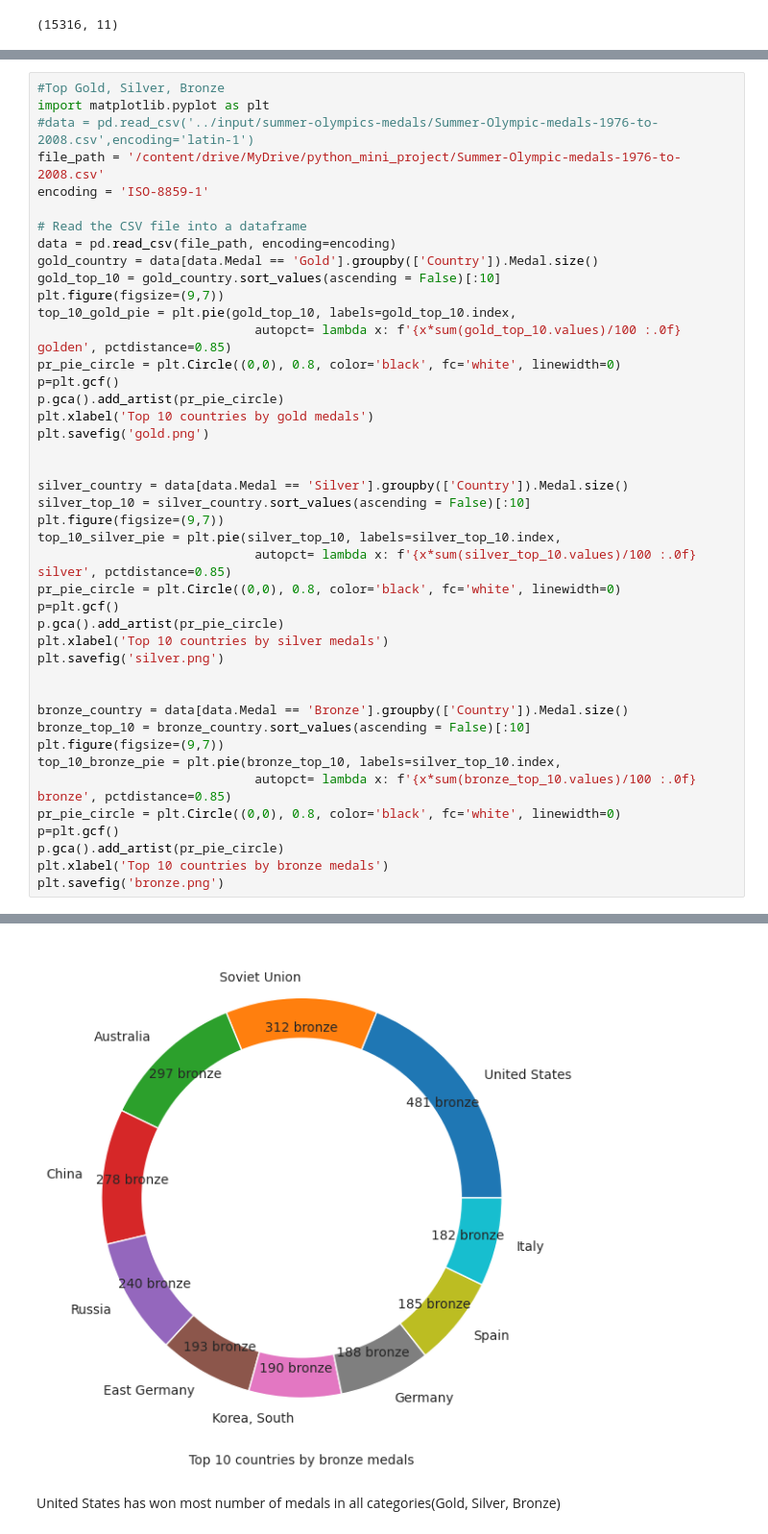
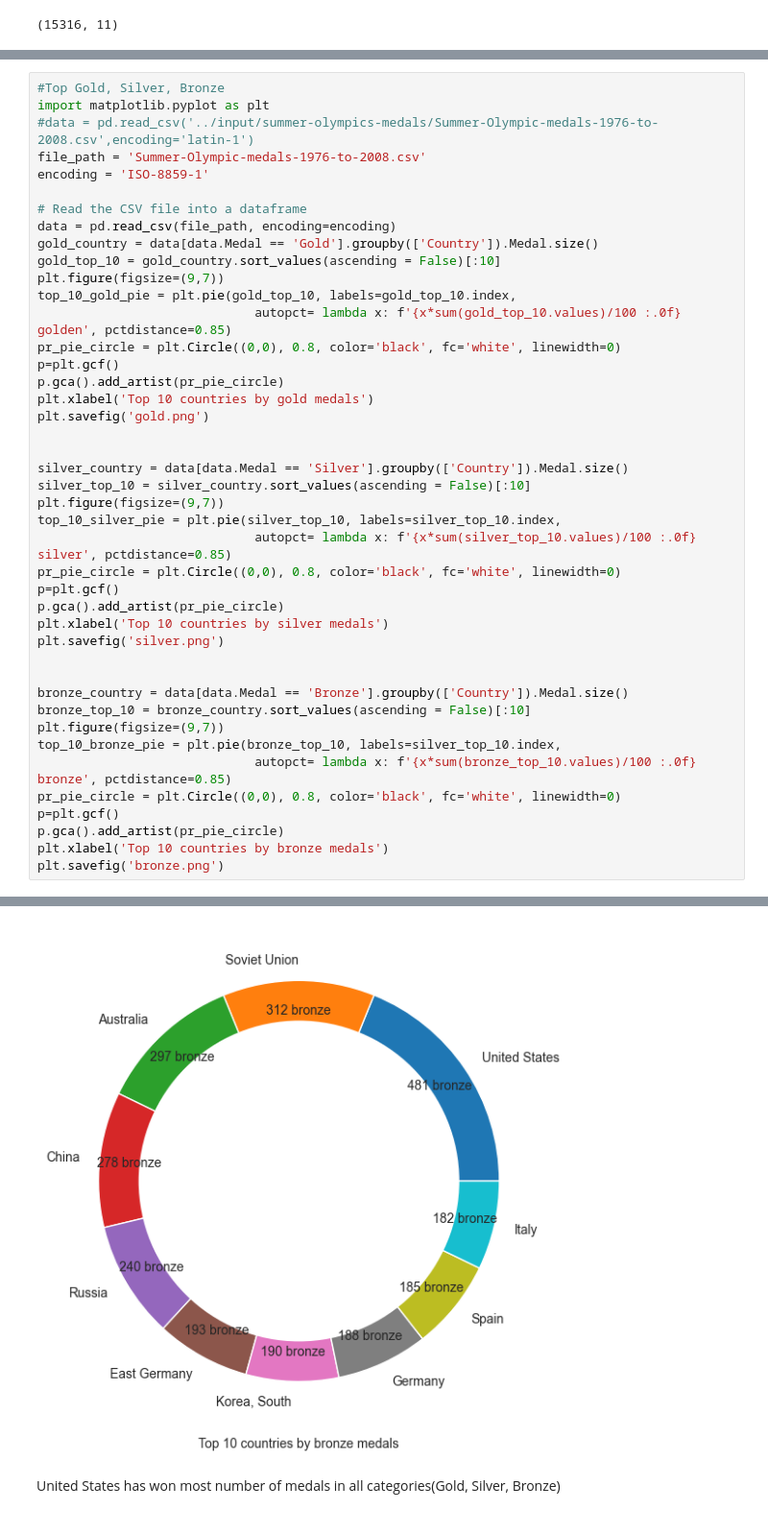
Before and after one commit to KanakPendse14/Summer-olympics-visualizations, a Jupyter notebook: Summer_Olympic_medals.ipynb, the cells around one changed output, grey strips where cells are left out. Shown at 96% size. Drawn from its saved outputs; the diff is of its cells as text.

```diff
--- a/Summer_Olympic_medals.ipynb
+++ b/Summer_Olympic_medals.ipynb
@@ -268,7 +281,7 @@ plt.title('All Time Medals of the Top 25 Countries');
 #Top Gold, Silver, Bronze
 import matplotlib.pyplot as plt
 #data = pd.read_csv('../input/summer-olympics-medals/Summer-Olympic-medals-1976-to-2008.csv',encoding='latin-1')
-file_path = '/content/drive/MyDrive/python_mini_project/Summer-Olympic-medals-1976-to-2008.csv'
+file_path = 'Summer-Olympic-medals-1976-to-2008.csv'
 encoding = 'ISO-8859-1'
 
 # Read the CSV file into a dataframe
@@ -313,4 +326,4 @@ plt.savefig('bronze.png')
-[figure, old version]
+[figure, new version]
 # %% [markdown]
 United States has won most number of medals in all categories(Gold, Silver, Bronze)
 # %%
```
Also changed, not shown: parts of 18 cells of this notebook, 4 other files.
